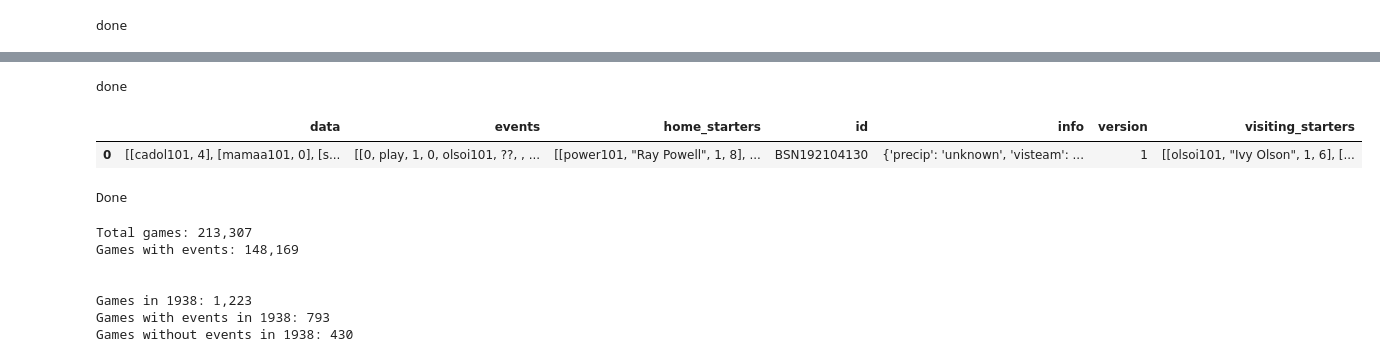
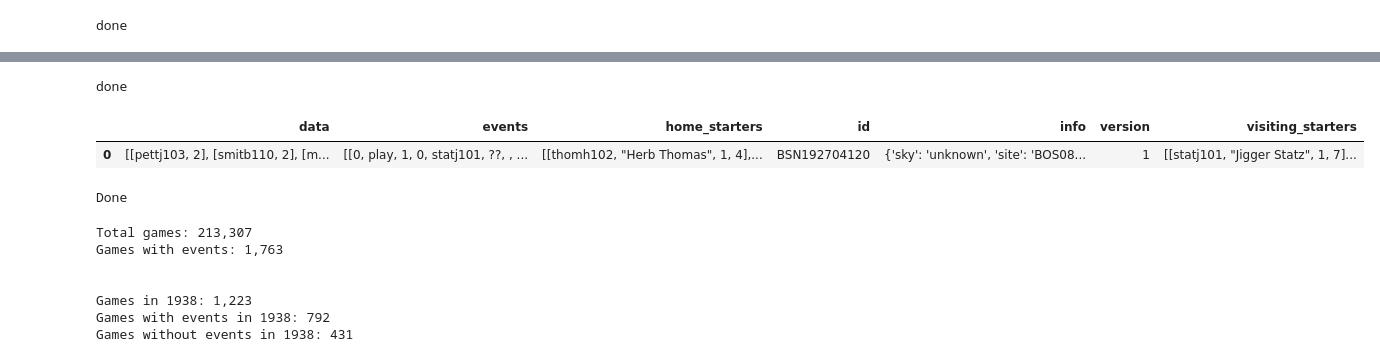
Before and after one commit to raddick/sportsball, a Jupyter notebook: find_missing_games.ipynb, the cells around one changed output, grey strips where cells are left out. Cells and saved outputs as stored; diff of their text form; code cells hidden in the pictures.

```diff
--- a/find_missing_games.ipynb
+++ b/find_missing_games.ipynb
@@ -33,19 +56,18 @@ allgames = allgames_df['gameID'].dropna().drop_duplicates().tolist()
 games1938 = games1938_df['gameID'].dropna().drop_duplicates().tolist()
 # %%
 # runs in about 5 minutes
-with open('events.json','r') as f:
+with open('events_1927_1938.json','r') as f:
     events_games = json.load(f)
 
 events_games_df = pandas.DataFrame(events_games)
 #events_games1938_df = events_games_df[events_games_df['year'] == 1938]
-#events_games_df = events_games_df.set_index('id')
 
 print('done')
 events_games_df.head(1)
 # %% [output]
 done
 |  | data | events | home_starters | id | info | version | visiting_starters |
-| 0 | [[cadol101, 4], [mamaa101, 0], [s... | [[0, play, 1, 0, olsoi101, ??, , ... | [[power101, "Ray Powell", 1, 8], ... | BSN192104130 | {'precip': 'unknown', 'visteam': ... | 1 | [[olsoi101, "Ivy Olson", 1, 6], [... |
+| 0 | [[pettj103, 2], [smitb110, 2], [m... | [[0, play, 1, 0, statj101, ??, , ... | [[thomh102, "Herb Thomas", 1, 4],... | BSN192704120 | {'sky': 'unknown', 'site': 'BOS08... | 1 | [[statj101, "Jigger Statz", 1, 7]... |
 # %%
 games_with_events = events_games_df['id'].dropna().drop_duplicates().tolist()
 games1938_with_events = events_games_df['id'][events_games_df['id'].apply(lambda x: int(x[3:7])) == 1938].dropna().drop_duplicates().tolist()
@@ -66,9 +88,9 @@ games1938_without_events = [x for x in games1938 if x not in games1938_with_even
 print('Games without events in 1938: {:,.0f}'.format(len(games1938_without_events)))
 # %% [output]
 Total games: 213,307
-Games with events: 148,169
+Games with events: 1,763
 
 
 Games in 1938: 1,223
-Games with events in 1938: 793
-Games without events in 1938: 430
+Games with events in 1938: 792
+Games without events in 1938: 431
```
Also changed, not shown: parts of 3 cells of this notebook, 4 other files.
